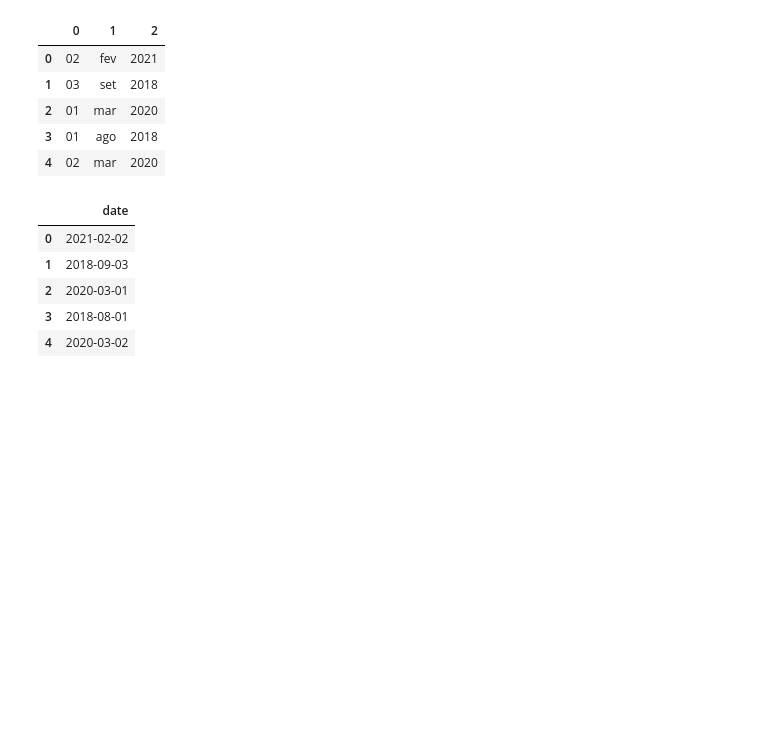
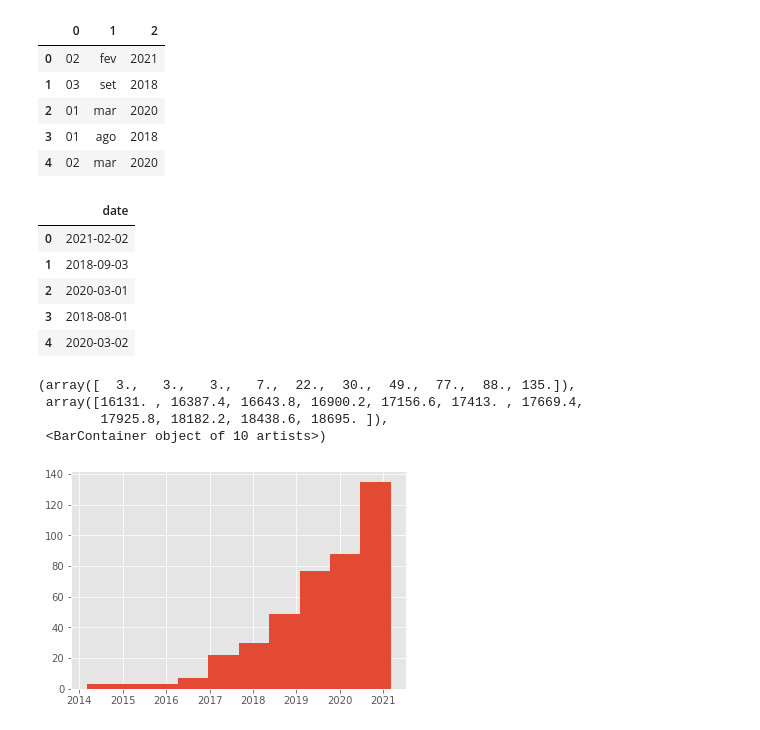
Before and after one commit to Angelicogfa/EstudoDataScienceAvancado, a Jupyter notebook: Modulo - 01/03-preparacao_modelo.ipynb, the cells around one changed output. Saved outputs shown, nothing was run; the diff lists cells and outputs as text; code cells hidden in the pictures; blank space fills up the shorter version.

```diff
--- a/Modulo - 01/03-preparacao_modelo.ipynb
+++ b/Modulo - 01/03-preparacao_modelo.ipynb
@@ -6,2 +8,4 @@ import time
+# %%
+plt.style.use('ggplot')
 # %%
 df = pd.read_excel('raw_data_with_label.xlsx', sheet_name='links', index_col=0)
@@ -127,3 +132,11 @@ df_limpo.head(5)
 | 2 | 2020-03-01 |
 | 3 | 2018-08-01 |
 | 4 | 2020-03-02 |
+# %%
+plt.hist(df_limpo['date'])
+# %% [output]
+(array([  3.,   3.,   3.,   7.,  22.,  30.,  49.,  77.,  88., 135.]),
+ array([16131. , 16387.4, 16643.8, 16900.2, 17156.6, 17413. , 17669.4,
+        17925.8, 18182.2, 18438.6, 18695. ]),
+ <BarContainer object of 10 artists>)
+[figure, added]
```
Also changed, not shown: parts of 31 cells of this notebook, 5 other files.
